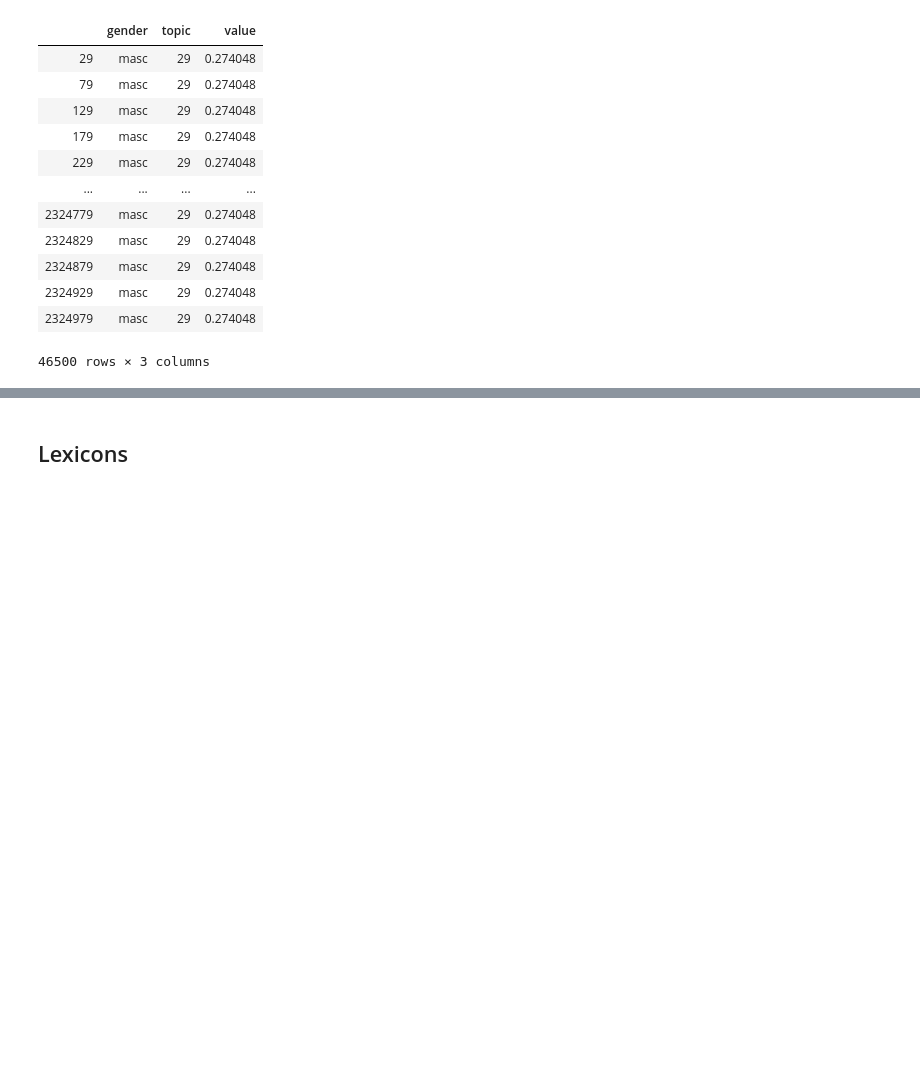
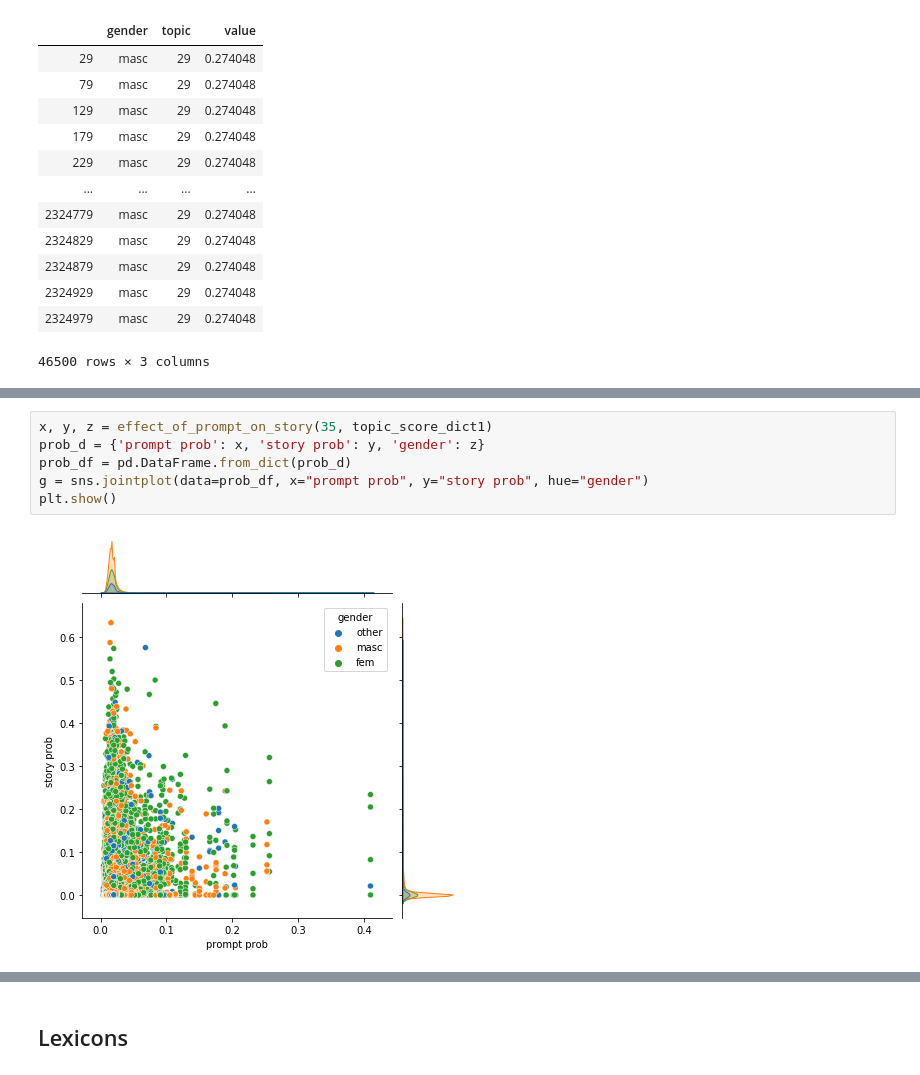
Before and after one commit to lucy3/gpt3_gender, a Jupyter notebook: code/character_viz.ipynb, the cells around one changed output, grey strips where cells are left out. Drawn from its saved outputs; the diff is of its cells as text; blank space fills up the shorter version.

```diff
--- a/code/character_viz.ipynb
+++ b/code/character_viz.ipynb
@@ -487,0 +649,8 @@ topic_29
+# %%
+x, y, z = effect_of_prompt_on_story(35, topic_score_dict1)
+prob_d = {'prompt prob': x, 'story prob': y, 'gender': z}
+prob_df = pd.DataFrame.from_dict(prob_d)
+g = sns.jointplot(data=prob_df, x="prompt prob", y="story prob", hue="gender")
+plt.show()
+# %% [output]
+[figure, added]
```
Also changed, not shown: parts of 15 cells of this notebook, 2 other files.
